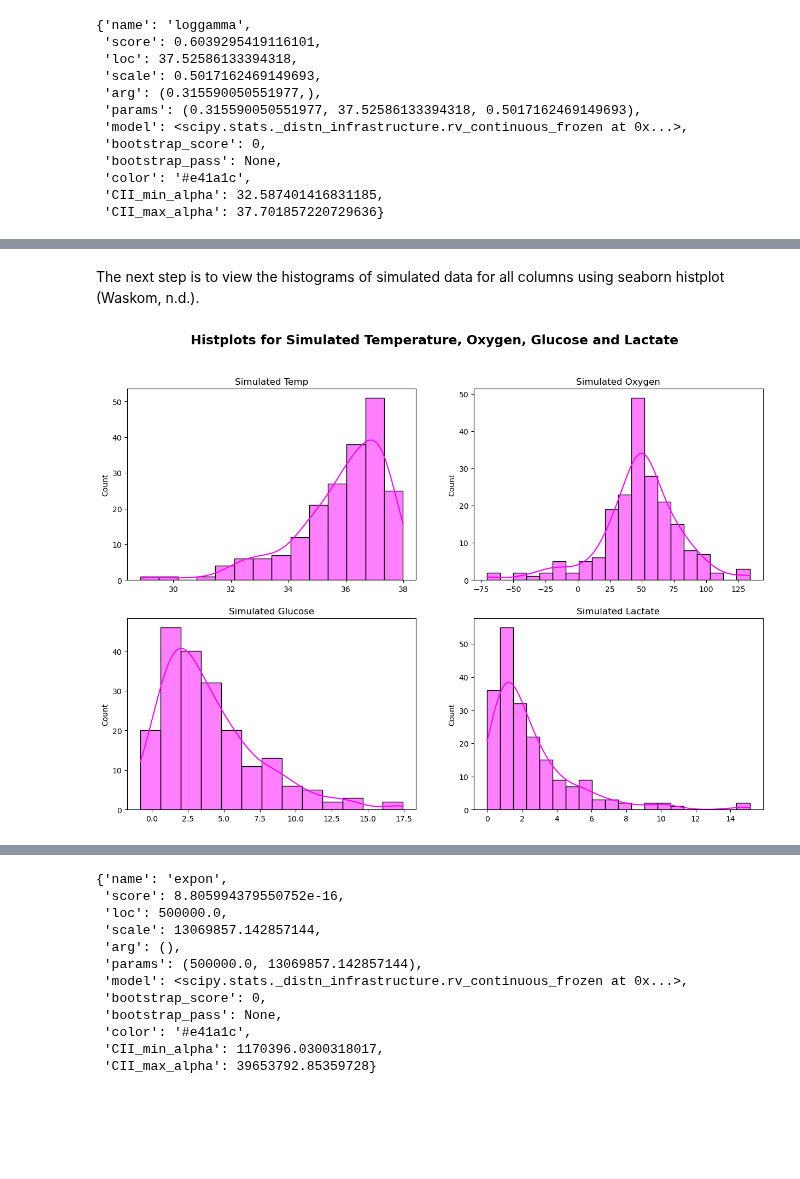
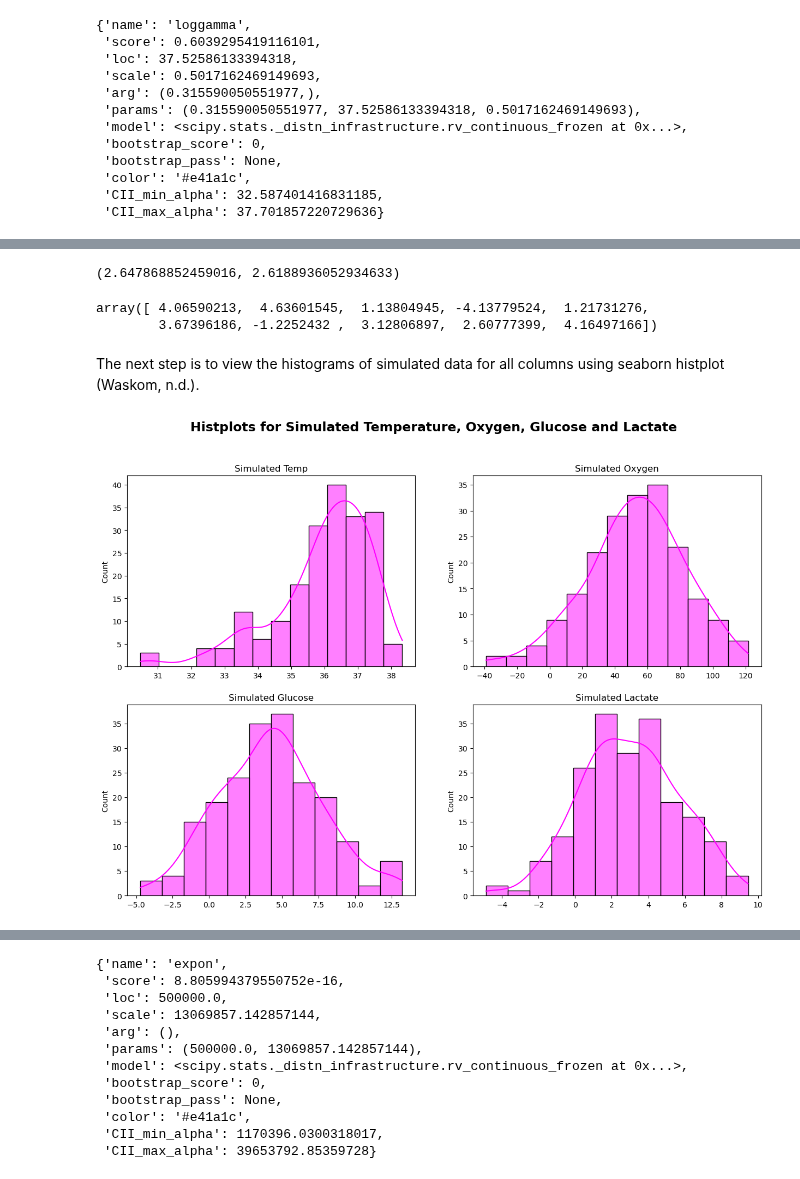
Before and after one commit to nurbujang/1progdaw23, a Jupyter notebook: project1.ipynb, the cells around one changed output, grey strips where cells are left out. Drawn from its saved outputs; the diff is of its cells as text; code cells hidden in the pictures; blank space fills up the shorter version.

```diff
--- a/project1.ipynb
+++ b/project1.ipynb
@@ -509,0 +494,4 @@ array([ 28.84203761,  51.24956338,  52.78367144, 103.17428321,
+# %%
+oxygenn = np.random.normal(loc=48.81395348837209, scale=30.308733468655138, size=200)
+
+oxygenn[:10] # display the first 10 elements
@@ -598,0 +511,4 @@ array([ 1.35468290e+00,  8.05593670e+00,  3.03844916e+00,  2.20903514e+00,
+# %%
+glucosen = np.random.normal(loc=4.212727272727273, scale=3.496999620030679, size=200)
+
+glucosen[:10] # display the first 10 elements
@@ -599,38 +522,49 @@ array([ 1.35468290e+00,  8.05593670e+00,  3.03844916e+00,  2.20903514e+00,
+# %%
+df['lactate'].mean(), df['lactate'].std()
+# %% [output]
+(2.647868852459016, 2.6188936052934633)
+# %%
+lactaten = np.random.normal(loc=2.647868852459016, scale=2.6188936052934633, size=200)
+
+lactaten[:10] # display the first 10 elements
+# %% [output]
+array([ 4.06590213,  4.63601545,  1.13804945, -4.13779524,  1.21731276,
+        3.67396186, -1.2252432 ,  3.12806897,  2.60777399,  4.16497166])
 # %% [markdown]
 The next step is to view the histograms of simulated data for all columns using seaborn histplot (Waskom, n.d.).
 # %%
 # Histograms for simulated independent variables:
 
 fig, axs = plt.subplots(2, 2, figsize=[15, 10])
 
 fig.suptitle('Histplots for Simulated Temperature, Oxygen, Glucose and Lactate',
              fontweight='bold', size=17)
 
 sns.histplot(data=templg,
              kde=True, color='magenta', label='Data',
              ax=axs[0,0]
              )
 axs[0,0].set_title('Simulated Temp')
 
-sns.histplot(data=oxygendw,
+sns.histplot(data=oxygenn,
              kde=True, color='magenta', label='Data',
              ax=axs[0,1]
              )
 axs[0,1].set_title('Simulated Oxygen')
 
-sns.histplot(data=glucosegx,
+sns.histplot(data=glucosen,
              kde=True, color='magenta', label='Data',
              ax=axs[1,0]
              )
 axs[1,0].set_title('Simulated Glucose')
 
-sns.histplot(data=lactategx,
+sns.histplot(data=lactaten,
              kde=True, color='magenta', label='Data',
              ax=axs[1,1]
              )
 axs[1,1].set_title('Simulated Lactate');
 # %% [output]
-[figure, old version]
+[figure, new version]
 # %% [markdown]
 #### 2.3.5 Column fvcd
 
```
Also changed, not shown: parts of 37 cells of this notebook, 4 other files.
